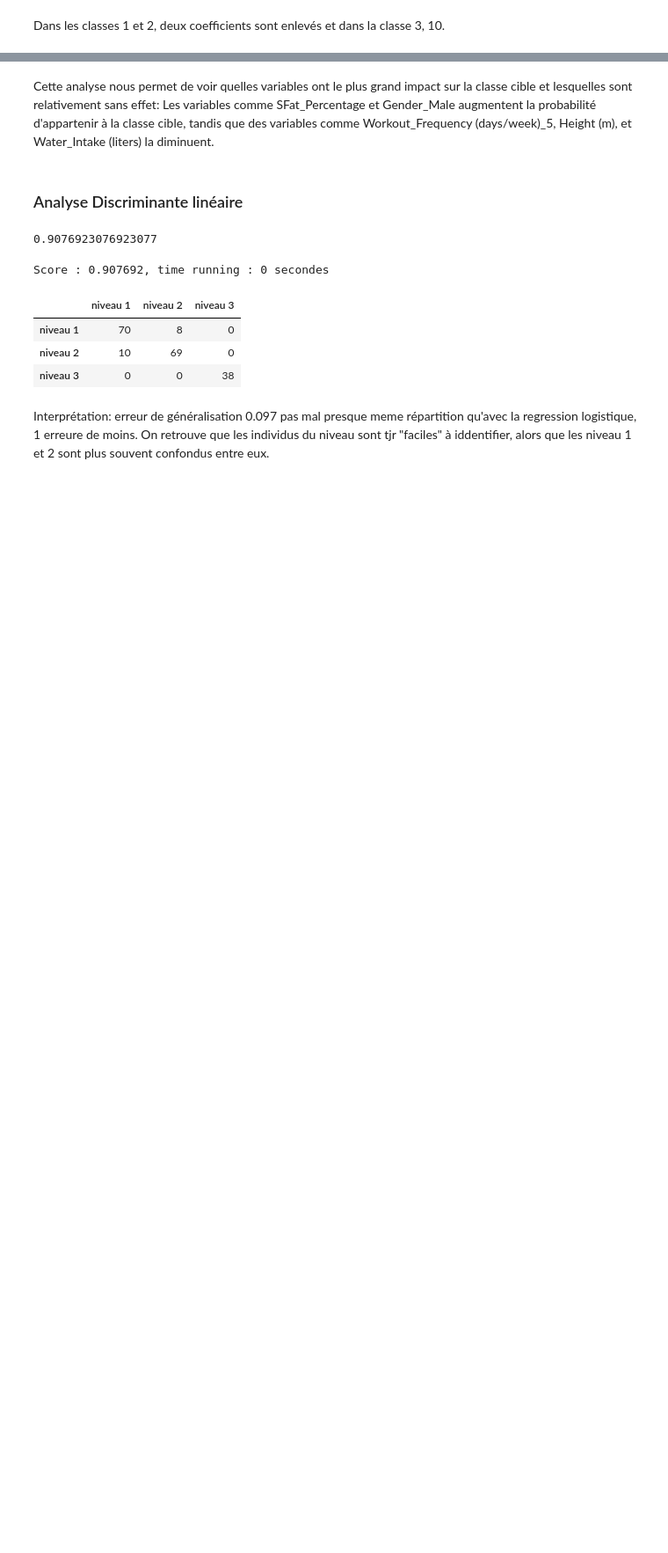
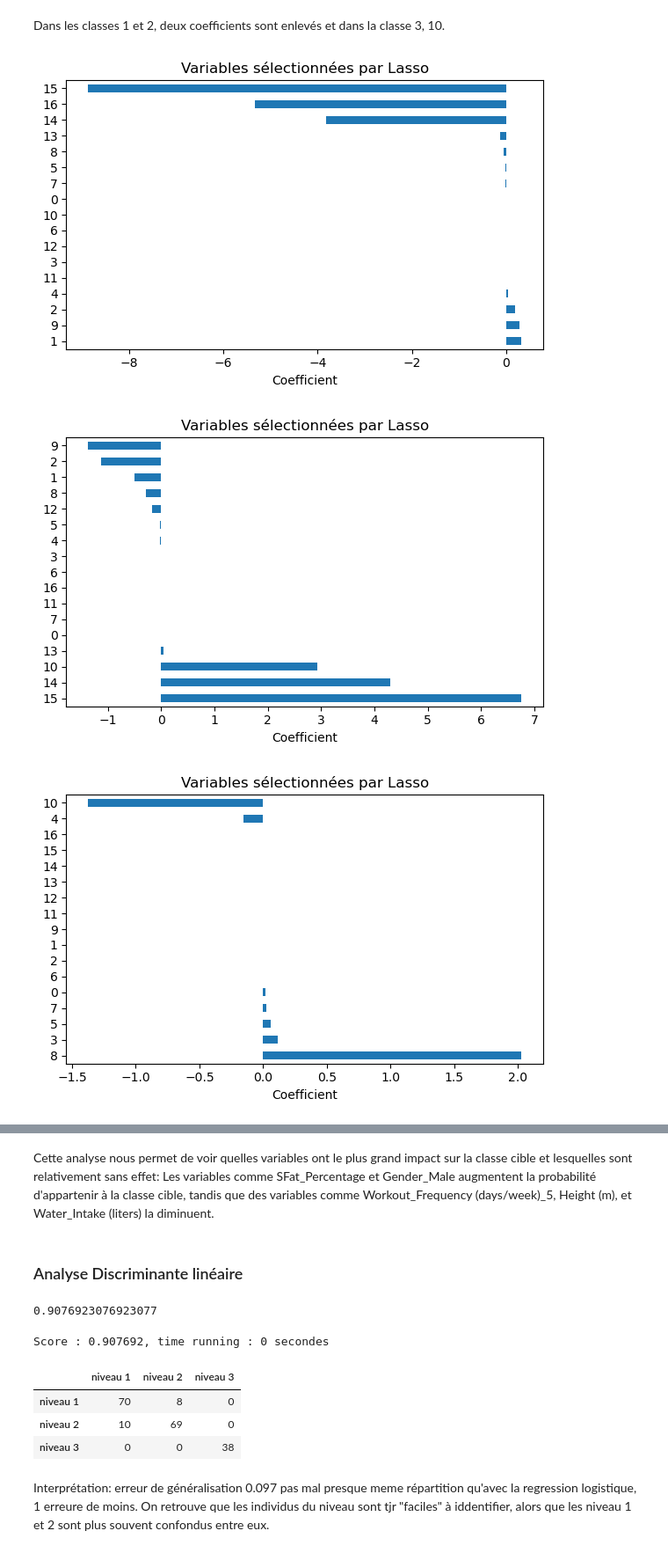
Before and after one commit to Dorianhgn/ProjetML4A, a Jupyter notebook: Experience_Level/Lise/python.ipynb, the cells around one changed output, grey strips where cells are left out. Shown at 88% size. Cells and saved outputs as stored; diff of their text form; code cells hidden in the pictures; blank space fills up the shorter version.

```diff
--- a/Experience_Level/Lise/python.ipynb
+++ b/Experience_Level/Lise/python.ipynb
@@ -335,6 +342,21 @@ Classe 2 : 15 coefficients non nuls
 Classe 3 : 7 coefficients non nuls
 # %% [markdown]
 Dans les classes 1 et 2, deux coefficients sont enlevés et dans la classe 3, 10.
+# %%
+for i in range(3):
+    # convertir en pandas séries model_lasso.coef_ (1)
+    coefs = pd.Series(model_lasso.coef_ [i]).sort_values(ascending=False) # array de shape (n_classes, n_features)
+    #coefs = (coefs != 0)  # un mask booléen sur les colonnes
+    # 8. Visualiser
+    coefs.plot(kind='barh', figsize=(6,4))
+    plt.title("Variables sélectionnées par Lasso")
+    plt.xlabel("Coefficient")
+    plt.tight_layout()
+    plt.show()
+# %% [output]
+[figure, added]
+[figure, added]
+[figure, added]
 # %%
 # Récupérer les coefficients
 coefs = model_lasso.coef_  # array de shape (n_classes, n_features)
```
Also changed, not shown: parts of 10 cells of this notebook.
